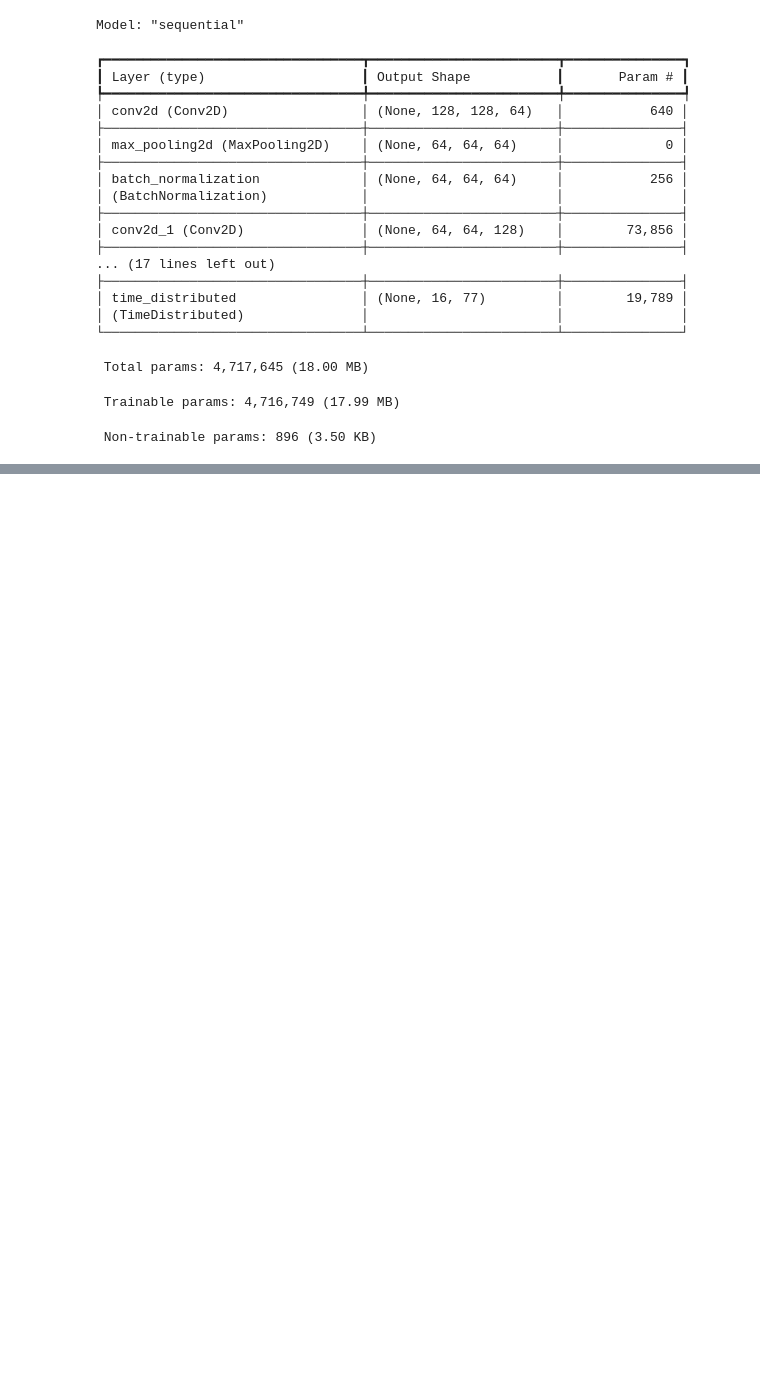
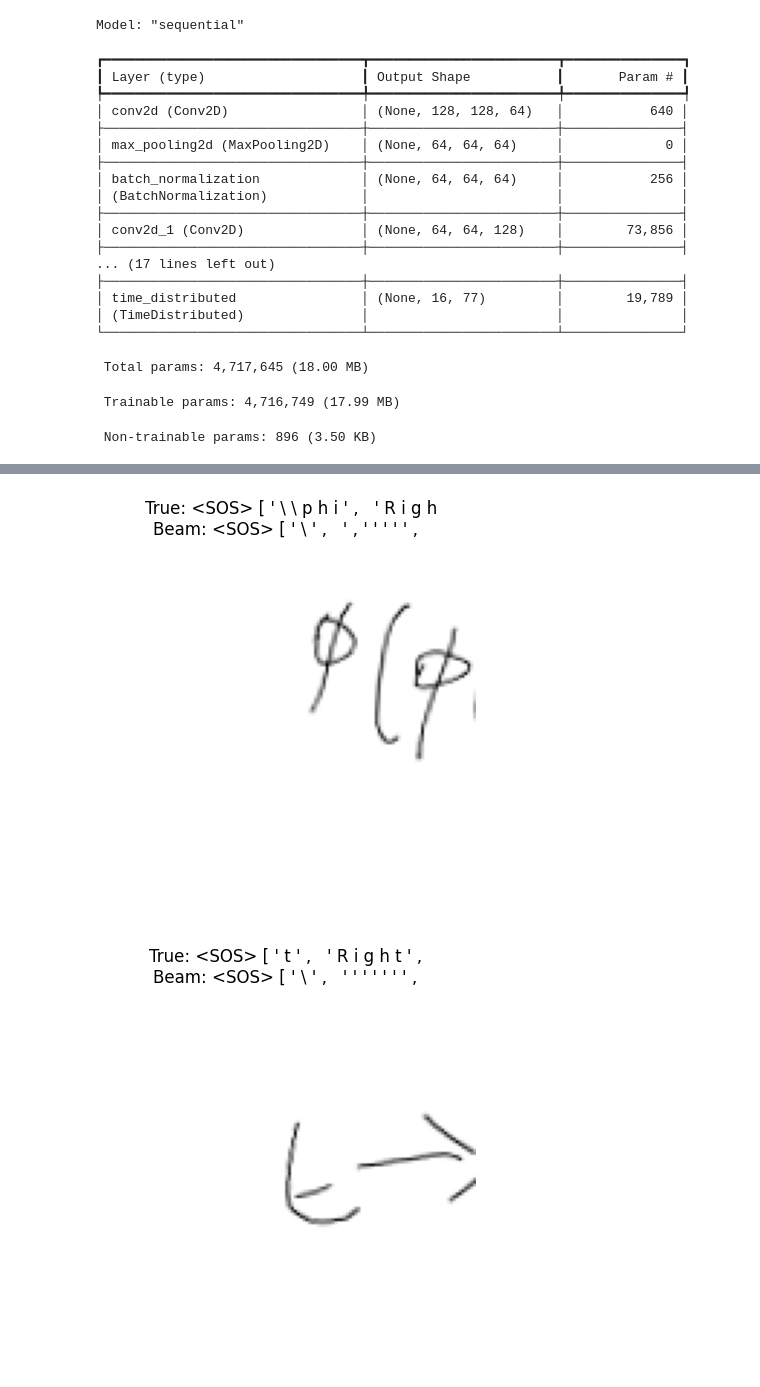
Before and after one commit to Mahdiyeh-Asgharpour/CROHME2019, a Jupyter notebook: code_crohme2019.ipynb, the cells around one changed output, grey strips where cells are left out. Cells and saved outputs as stored; diff of their text form; code cells hidden in the pictures; blank space fills up the shorter version.

```diff
--- a/code_crohme2019.ipynb
+++ b/code_crohme2019.ipynb
@@ -503,0 +779,16 @@ Model: "sequential"
+# %%
+import tensorflow as tf
+import numpy as np
+import matplotlib.pyplot as plt
+import json
+import os
+
+# make sure model and valid_dataset already exist
+# make sure you have 'id_to_token.json' for decoding
+
+# load the best model weights
+model.load_weights("best_crnn_model.h5")
+
+# evaluate model on validation set
+val_loss, val_acc = model.evaluate(valid_dataset)
+print(f"Validation loss: {val_loss:.4f} | accuracy: {val_acc:.4f}")
@@ -503,0 +869,49 @@ Model: "sequential"
+# %%
+import numpy as np
+import tensorflow as tf
+
+# decode list of token ids
+def decode_tokens(token_ids, id_to_token):
+    return [id_to_token.get(int(tok), "<UNK>") for tok in token_ids if int(tok) != 0]
+
+# beam search decoder
+def beam_search_decoder(predictions, beam_width=3):
+    # predictions: (timesteps, vocab_size)
+    sequences = [[list(), 0.0]]  # (tokens, score)
+
+    for t in range(predictions.shape[0]):
+        all_candidates = []
+        for seq, score in sequences:
+            for i in range(predictions.shape[1]):
+                candidate_seq = seq + [i]
+                candidate_score = score - np.log(predictions[t, i] + 1e-9)
+                all_candidates.append([candidate_seq, candidate_score])
+        # sort and keep top-k sequences
+        ordered = sorted(all_candidates, key=lambda tup: tup[1])
+        sequences = ordered[:beam_width]
+
+    # return best sequence
+    return sequences[0][0]
+
+# preview predictions with beam search
+def preview_with_beam(valid_dataset, model, id_to_token, num_samples=5, beam_width=3):
+    for images, labels in valid_dataset.take(1):
+        preds = model.predict(images)
+
+        for i in range(num_samples):
+            image = images[i].numpy().squeeze()
+            label_ids = labels[i].numpy()
+            true_label = decode_tokens(label_ids, id_to_token)
+
+            pred_probs = preds[i]  # shape: (timesteps, vocab_size)
+            pred_ids = beam_search_decoder(pred_probs, beam_width=beam_width)
+            pred_label = decode_tokens(pred_ids, id_to_token)
+
+            # display image and prediction
+            import matplotlib.pyplot as plt
+            plt.imshow(image, cmap='gray')
+            plt.axis('off')
+            plt.title(f"True: {' '.join(true_label)}\nBeam: {' '.join(pred_label)}")
+            plt.show()
+preview_with_beam(valid_dataset, model, id_to_token, num_samples=5, beam_width=3)
+# %% [output]
@@ -503,0 +919,2 @@ Model: "sequential"
+[figure, added]
+[figure, added]
```
Also changed, not shown: parts of 12 cells of this notebook.
